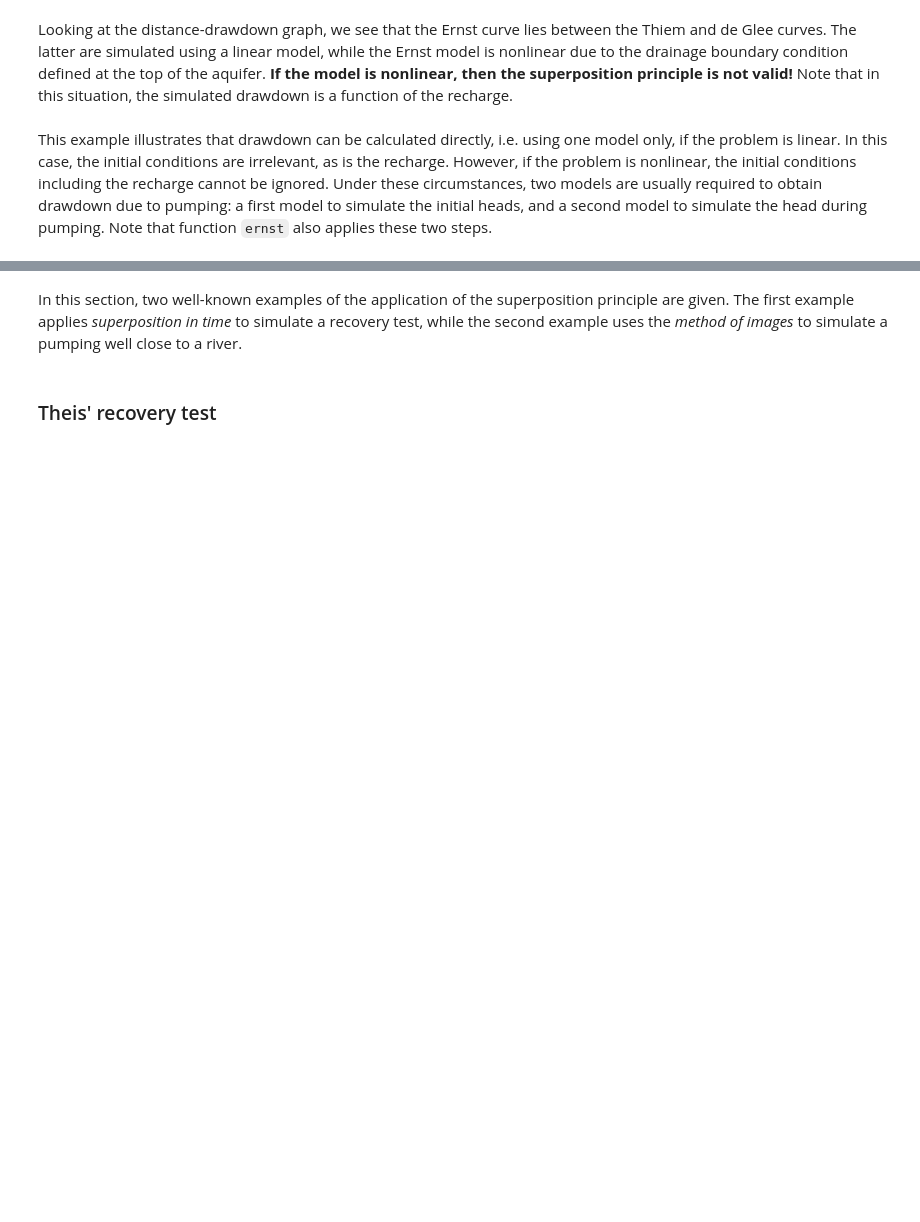
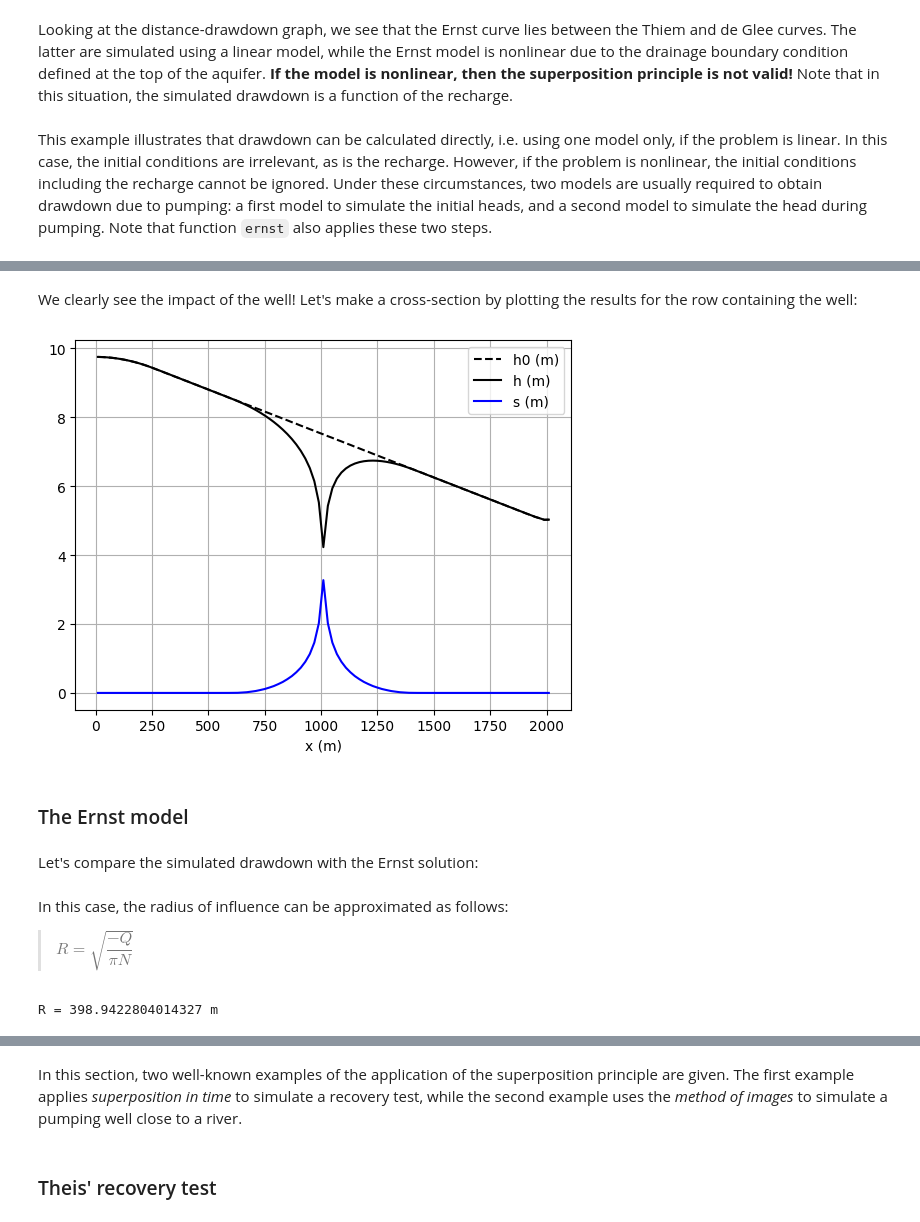
Before and after one commit to alouwyck/maxsypy, a Jupyter notebook: seminaries/UM6P_jan_2025/Seminary_UM6P_Jan_2025_Part_4_Water_budget_myth_and_superposition_principle.ipynb, the cells around one changed output, grey strips where cells are left out. Drawn from its saved outputs; the diff is of its cells as text; code cells hidden in the pictures; blank space fills up the shorter version.

```diff
--- a/seminaries/UM6P_jan_2025/Seminary_UM6P_Jan_2025_Part_4_Water_budget_myth_and_superposition_principle.ipynb
+++ b/seminaries/UM6P_jan_2025/Seminary_UM6P_Jan_2025_Part_4_Water_budget_myth_and_superposition_principle.ipynb
@@ -201,0 +374,5 @@ This example illustrates that drawdown can be calculated directly, i.e. using on
+# %%
+Q = -250.0  # pumping rate (m³/d)
+
+row_well = col_well = 50  # row and column index of the well
+wel = flopy.modflow.ModflowWel(mf, stress_period_data={0:[0, row_well, col_well, Q]})
@@ -201,0 +425,21 @@ This example illustrates that drawdown can be calculated directly, i.e. using on
+# %% [markdown]
+We clearly see the impact of the well! Let's make a cross-section by plotting the results for the row containing the well:
+# %%
+h0_mf = h0[0, row_well, :]  # initial head (m)
+h_mf  = h[0, row_well, :]   # head (m) during pumping
+s_mf  = h0_mf - h_mf        # drawdown (m)
+
+x = np.arange(delc/2, ncol*delc, delc)  # x-coordinates (m)
+
+plt.plot(x, h0_mf, 'k--',
+         x, h_mf, 'k-',
+         x, s_mf, 'b-');
+plt.grid();
+plt.xlabel('x (m)');
+plt.legend(['h0 (m)', 'h (m)', 's (m)']);
+# %% [output]
+[figure, added]
+# %% [markdown]
+### The Ernst model
+# %% [markdown]
+Let's compare the simulated drawdown with the Ernst solution:
@@ -201,0 +449,9 @@ This example illustrates that drawdown can be calculated directly, i.e. using on
+# %% [markdown]
+In this case, the radius of influence can be approximated as follows:
+
+> $R = \sqrt{\dfrac{-Q}{\pi N}}$
+# %%
+R = np.sqrt(-Q / np.pi / N)  # radius of influence (m)
+print(f'R = {R} m')
+# %% [output]
+R = 398.9422804014327 m
```
Also changed, not shown: parts of 59 cells of this notebook.
